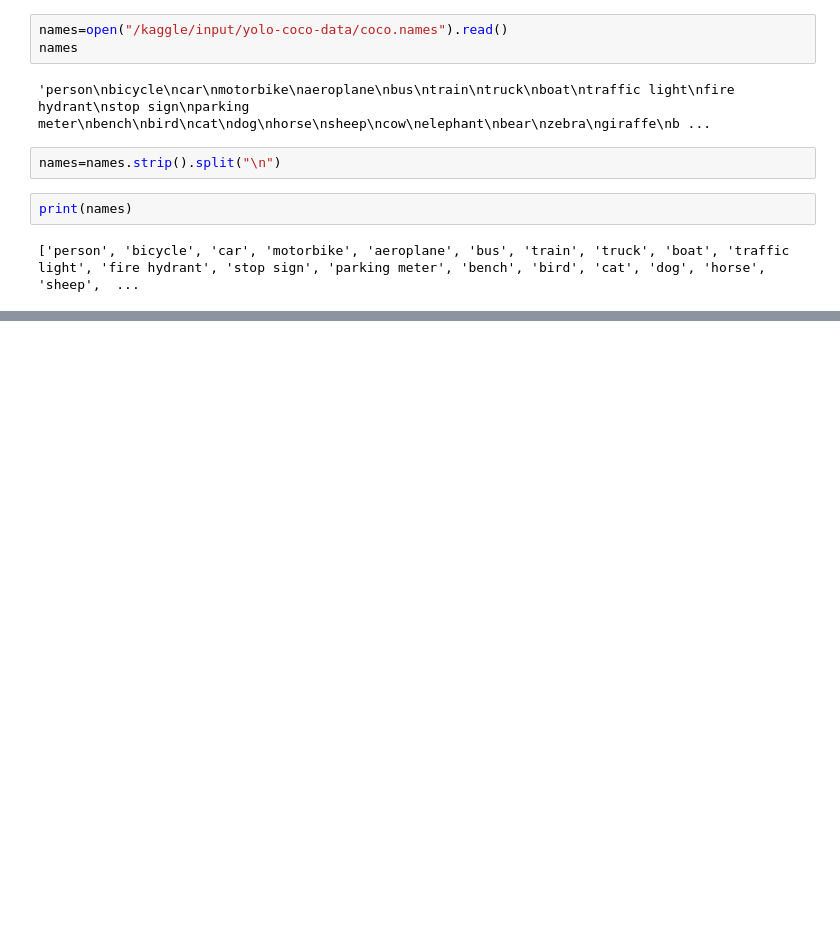
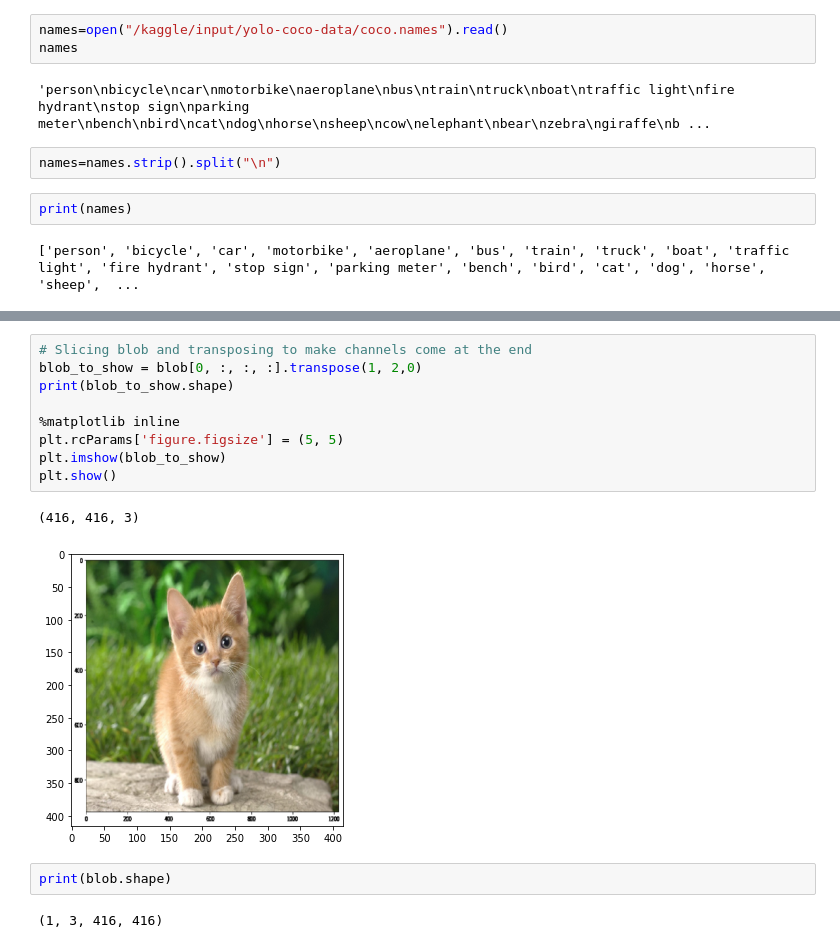
Before and after one commit to JuanCarlosRomeroC/Object-Detection, a Jupyter notebook: YOLO OBJECT DETECTION.ipynb, the cells around one changed output, grey strips where cells are left out. Cells and saved outputs as stored; diff of their text form; blank space fills up the shorter version.

```diff
--- a/YOLO OBJECT DETECTION.ipynb
+++ b/YOLO OBJECT DETECTION.ipynb
@@ -44,0 +165,16 @@ print(names)
+# %%
+# Slicing blob and transposing to make channels come at the end
+blob_to_show = blob[0, :, :, :].transpose(1, 2,0)
+print(blob_to_show.shape)
+
+%matplotlib inline
+plt.rcParams['figure.figsize'] = (5, 5)
+plt.imshow(blob_to_show)
+plt.show()
+# %% [output]
+(416, 416, 3)
+[figure, added]
+# %%
+print(blob.shape)
+# %% [output]
+(1, 3, 416, 416)
```
Also changed, not shown: parts of 40 cells of this notebook.
